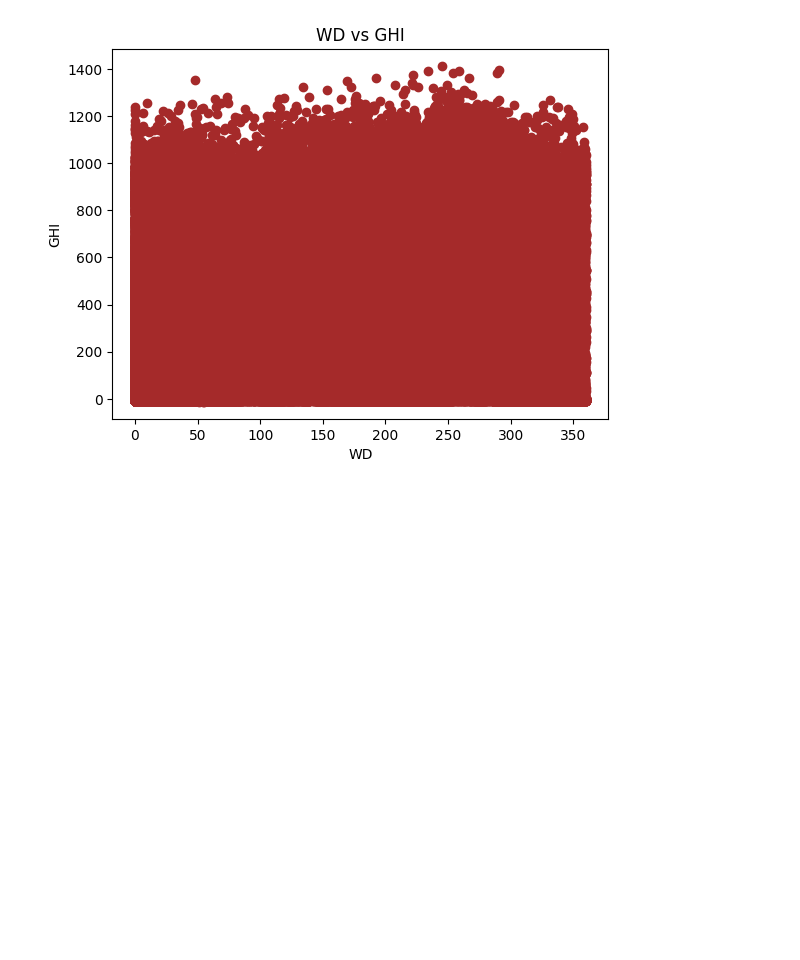
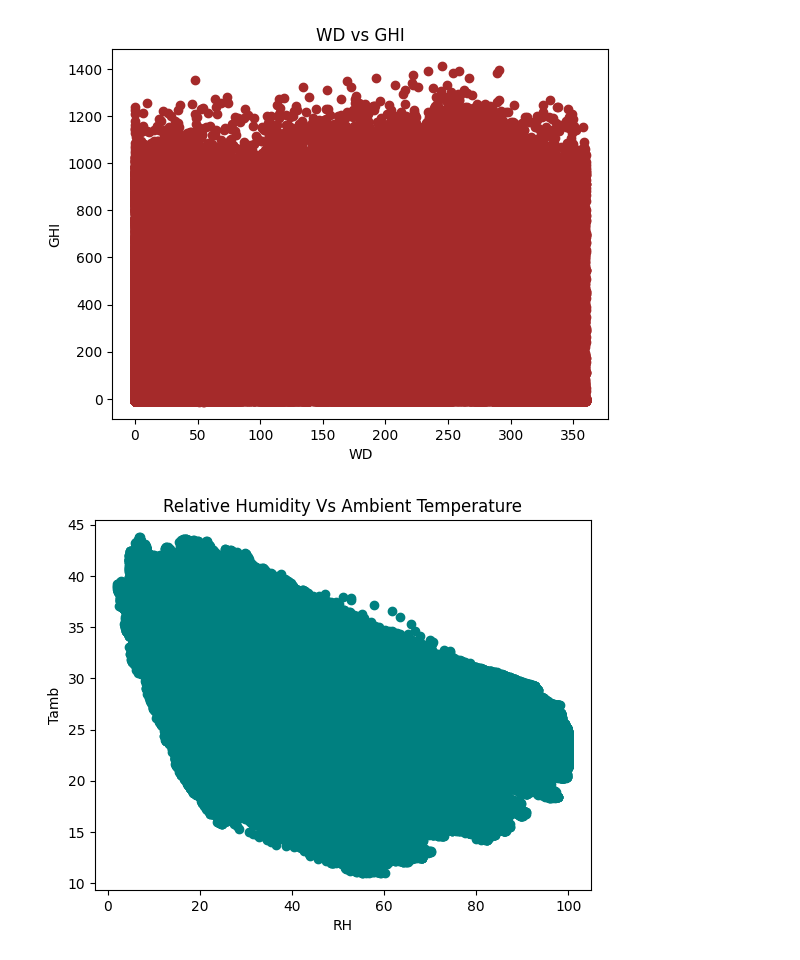
Before and after one commit to Kidist-c/solar-challenge-week1, a Jupyter notebook: notebooks/benin-eda.ipynb, the cells around one changed output. Cells and saved outputs as stored; diff of their text form; code cells hidden in the pictures; blank space fills up the shorter version.

```diff
--- a/notebooks/benin-eda.ipynb
+++ b/notebooks/benin-eda.ipynb
@@ -442,3 +442,12 @@ plt.ylabel('GHI')
 plt.show()
 # %% [output]
 [figure]
+# %%
+# Scatter plots RH vs Tamb
+plt.scatter(benin_cp['RH'], benin_cp['Tamb'], color='teal')
+plt.title('Relative Humidity Vs Ambient Temperature')
+plt.xlabel('RH')
+plt.ylabel('Tamb')
+plt.show()
+# %% [output]
+[figure, added]
```
Also changed, not shown: parts of 1 cell of this notebook.
